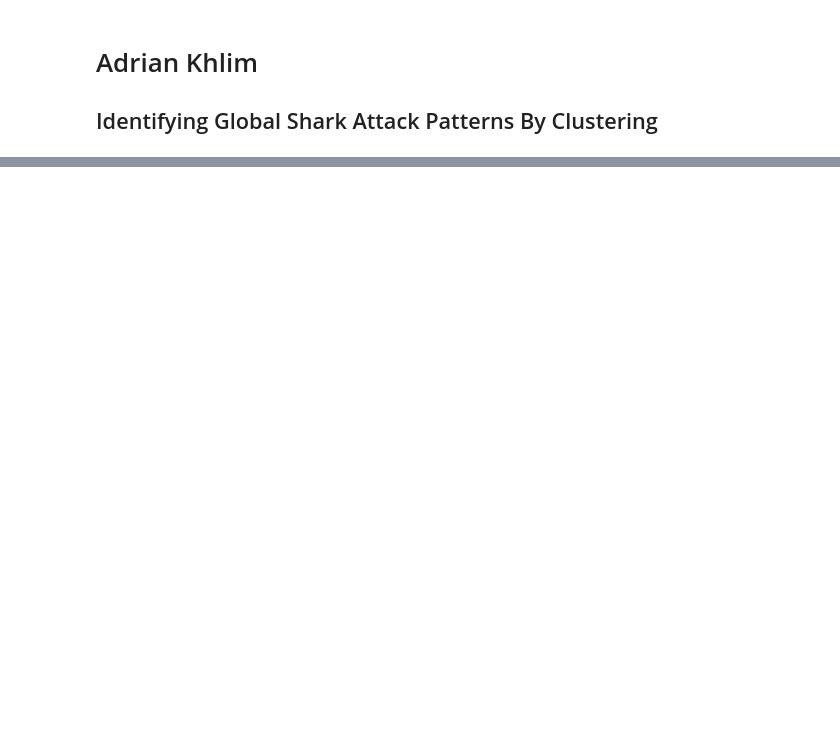
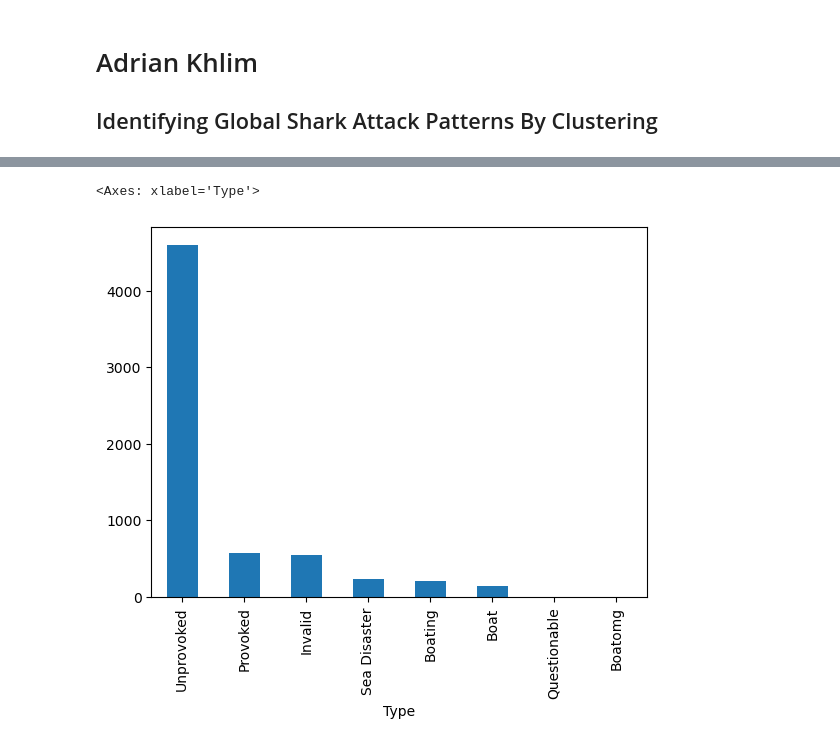
Before and after one commit to adriankUSA/portfolio, a Jupyter notebook: shark_attacks/shark_attack+patterns.ipynb, the cells around one changed output, grey strips where cells are left out. Cells and saved outputs as stored; diff of their text form; code cells hidden in the pictures; blank space fills up the shorter version.

```diff
--- a/shark_attacks/shark_attack+patterns.ipynb
+++ b/shark_attacks/shark_attack+patterns.ipynb
@@ -29,0 +75,5 @@ print(shark_df.head())
+# %%
+shark_df["Type"].value_counts().plot(kind='bar')
+# %% [output]
+<Axes: xlabel='Type'>
+[figure, added]
```
Also changed, not shown: parts of 60 cells of this notebook.
